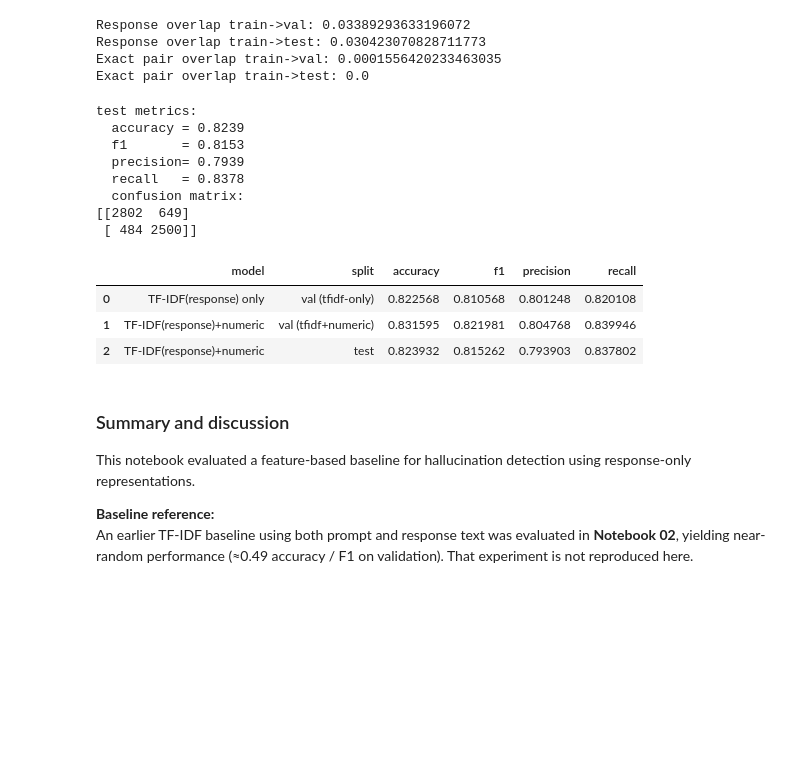
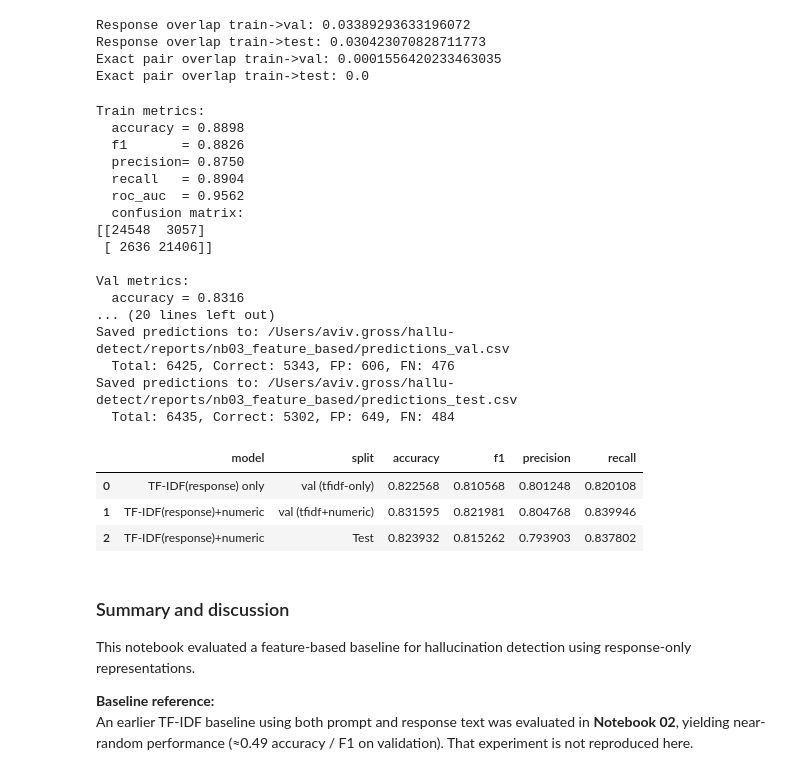
Before and after one commit to avivzie/hallu-detect, a Jupyter notebook: notebooks/03_feature_based_models.ipynb, the cells around one changed output. Cells and saved outputs as stored; diff of their text form; code cells hidden in the pictures; blank space fills up the shorter version.

```diff
--- a/notebooks/03_feature_based_models.ipynb
+++ b/notebooks/03_feature_based_models.ipynb
@@ -32,12 +47,9 @@ from sklearn.compose import ColumnTransformer
 from sklearn.base import BaseEstimator, TransformerMixin
 from sklearn.metrics import accuracy_score, confusion_matrix, f1_score, precision_score, recall_score
 # %%
+from src.data.load_splits import load_splits
 
-ROOT = Path("..")  # notebooks/ -> repo root
-
-train_df = pd.read_csv(ROOT / "data_processed/train.csv")
-val_df   = pd.read_csv(ROOT / "data_processed/val.csv")
-test_df  = pd.read_csv(ROOT / "data_processed/test.csv")
+train_df, val_df, test_df = load_splits(root=ROOT)
 
 print(train_df.shape, val_df.shape, test_df.shape)
 train_df.head(2)
@@ -342,32 +356,70 @@ Response overlap train->test: 0.030423070828711773
 Exact pair overlap train->val: 0.0001556420233463035
 Exact pair overlap train->test: 0.0
 # %%
-# Build a consistent results table from objects we know exist
-# (val_only, val_full) and compute test_full if needed.
+# Evaluate full model on all splits with ROC-AUC
+from src.utils.eval import evaluate_split_with_roc
 
-# Compute test metrics for the full model (tfidf+numeric)
-test_full = evaluate_split("test", pipe_full, X_test, y_test)
+train_full = evaluate_split_with_roc("Train", pipe_full, X_train, y_train, verbose=True)
+val_full_roc = evaluate_split_with_roc("Val", pipe_full, X_val, y_val, verbose=True)
+test_full = evaluate_split_with_roc("Test", pipe_full, X_test, y_test, verbose=True)
 
+# Save metrics
+save_metrics_csv(
+    RUN_DIR / "metrics.csv",
+    [
+        {"split": "Train", **train_full.__dict__},
+        {"split": "Val", **val_full_roc.__dict__},
+        {"split": "Test", **test_full.__dict__}
+    ],
+    verbose=True
+)
+
+# Save predictions
+for split_name, X, y, df in [
+    ("train", X_train, y_train, train_feat),
+    ("val", X_val, y_val, val_feat),
+    ("test", X_test, y_test, test_feat)
+]:
+    y_pred = pipe_full.predict(X)
+    scores = get_model_scores(pipe_full, X)
+    save_predictions_csv(
+        RUN_DIR / f"predictions_{split_name}.csv",
+        df, y, y_pred, scores,
+        split=split_name,
+        id_cols=["id", "group_id"],
+        verbose=True
+    )
+
+# Display results table
 df = pd.DataFrame([
     {"model": "TF-IDF(response) only",      **val_only.as_dict()},
     {"model": "TF-IDF(response)+numeric",   **val_full.as_dict()},
     {"model": "TF-IDF(response)+numeric",   **test_full.as_dict()},
 ])
 
 df[["model", "split", "accuracy", "f1", "precision", "recall"]]
 # %% [output]
-test metrics:
-  accuracy = 0.8239
-  f1       = 0.8153
-  precision= 0.7939
-  recall   = 0.8378
+Train metrics:
+  accuracy = 0.8898
+  f1       = 0.8826
+  precision= 0.8750
+  recall   = 0.8904
+  roc_auc  = 0.9562
   confusion matrix:
-[[2802  649]
- [ 484 2500]]
+[[24548  3057]
+ [ 2636 21406]]
+
+Val metrics:
+  accuracy = 0.8316
+... (20 lines left out)
+Saved predictions to: /Users/aviv.gross/hallu-detect/reports/nb03_feature_based/predictions_val.csv
+  Total: 6425, Correct: 5343, FP: 606, FN: 476
+Saved predictions to: /Users/aviv.gross/hallu-detect/reports/nb03_feature_based/predictions_test.csv
+  Total: 6435, Correct: 5302, FP: 649, FN: 484
 |  | model | split | accuracy | f1 | precision | recall |
 | 0 | TF-IDF(response) only | val (tfidf-only) | 0.822568 | 0.810568 | 0.801248 | 0.820108 |
 | 1 | TF-IDF(response)+numeric | val (tfidf+numeric) | 0.831595 | 0.821981 | 0.804768 | 0.839946 |
-| 2 | TF-IDF(response)+numeric | test | 0.823932 | 0.815262 | 0.793903 | 0.837802 |
+| 2 | TF-IDF(response)+numeric | Test | 0.823932 | 0.815262 | 0.793903 | 0.837802 |
 # %% [markdown]
 ### Summary and discussion
 
```
Also changed, not shown: parts of 4 cells of this notebook.
